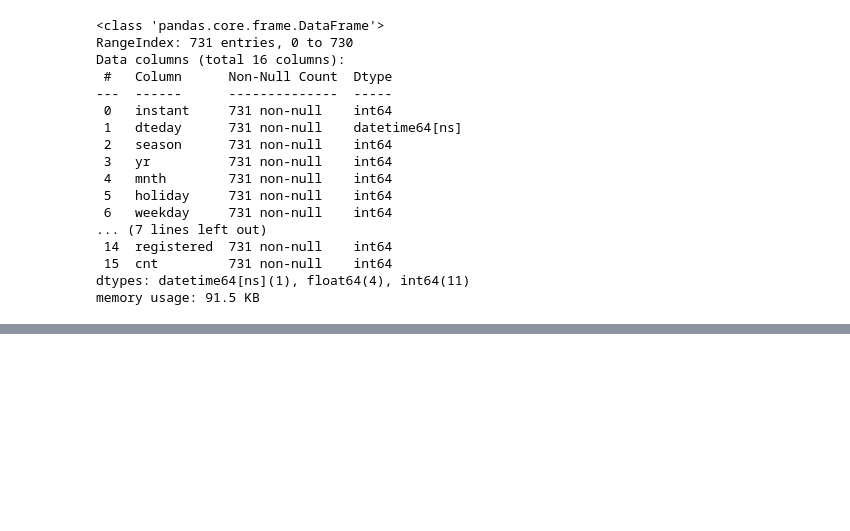
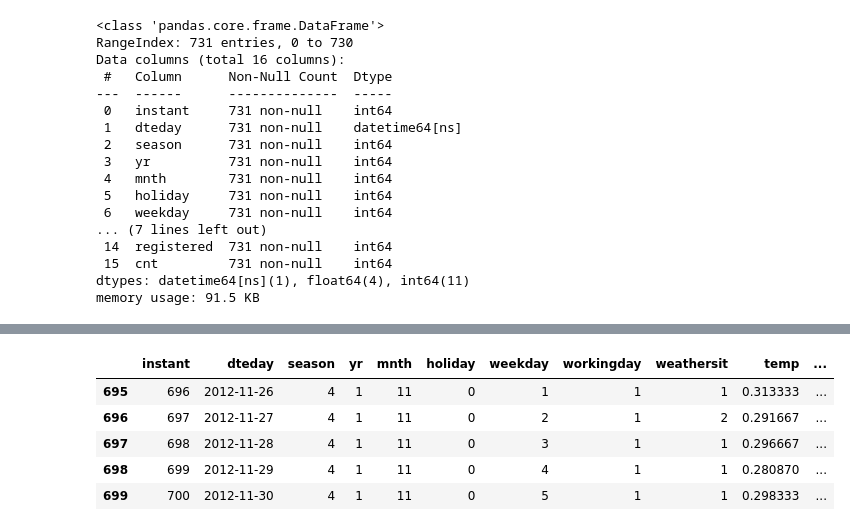
Before and after one commit to khrapovs/playing-with-uci-bike-sharing-data, a Jupyter notebook: notebook.ipynb, the cells around one changed output, grey strips where cells are left out. Drawn from its saved outputs; the diff is of its cells as text; code cells hidden in the pictures; blank space fills up the shorter version.

```diff
--- a/notebook.ipynb
+++ b/notebook.ipynb
@@ -44,0 +83,11 @@ memory usage: 91.5 KB
+# %%
+split_time = raw_data[lbl_date].max() - pd.DateOffset(days=30)
+data_train = raw_data.pipe(lambda df: df[df[lbl_date] < split_time])
+data_train.tail()
+# %% [output]
+|  | instant | dteday | season | yr | mnth | holiday | weekday | workingday | weathersit | temp | ... |
+| 695 | 696 | 2012-11-26 | 4 | 1 | 11 | 0 | 1 | 1 | 1 | 0.313333 | ... |
+| 696 | 697 | 2012-11-27 | 4 | 1 | 11 | 0 | 2 | 1 | 2 | 0.291667 | ... |
+| 697 | 698 | 2012-11-28 | 4 | 1 | 11 | 0 | 3 | 1 | 1 | 0.296667 | ... |
+| 698 | 699 | 2012-11-29 | 4 | 1 | 11 | 0 | 4 | 1 | 1 | 0.280870 | ... |
+| 699 | 700 | 2012-11-30 | 4 | 1 | 11 | 0 | 5 | 1 | 1 | 0.298333 | ... |
```
Also changed, not shown: parts of 11 cells of this notebook, 1 other file.
